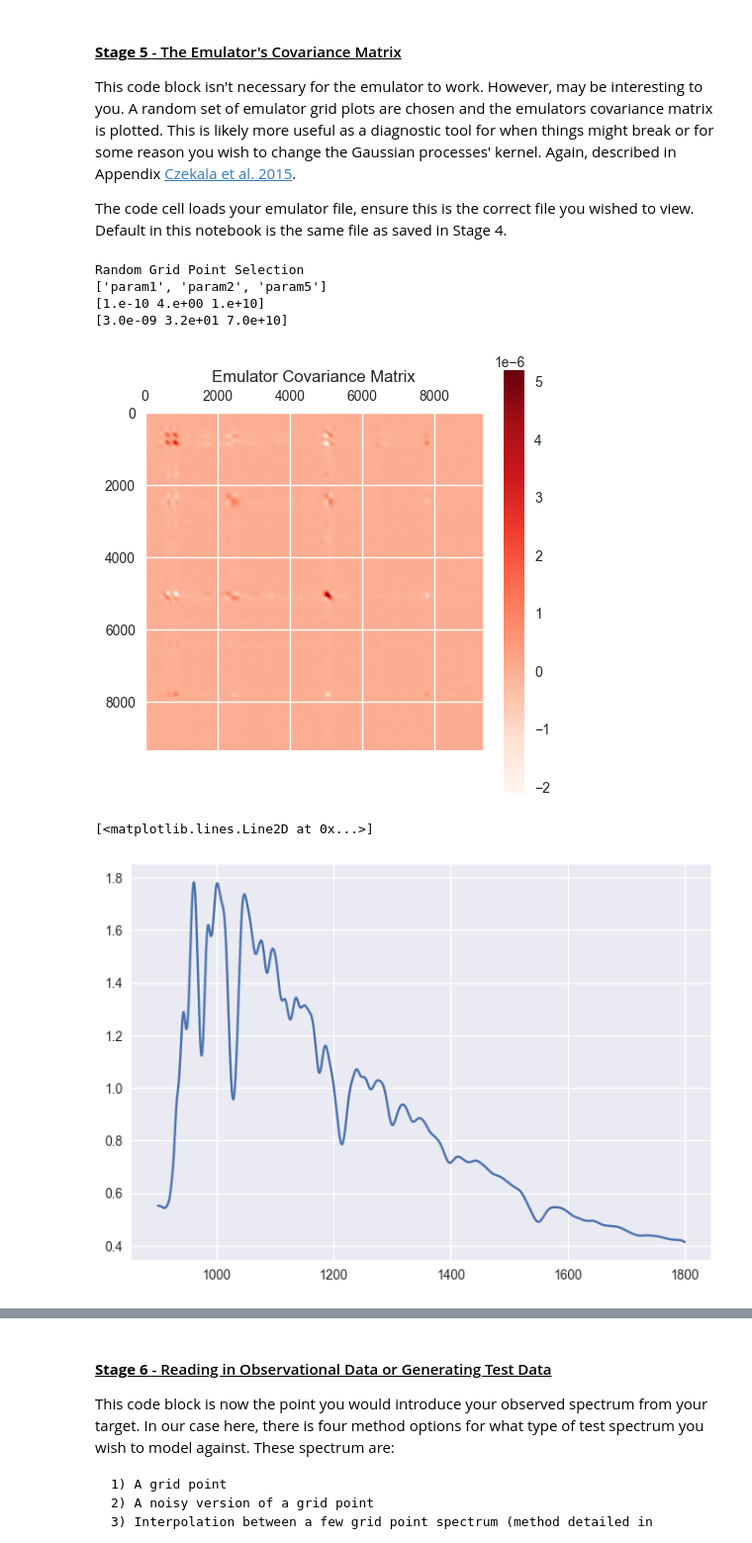
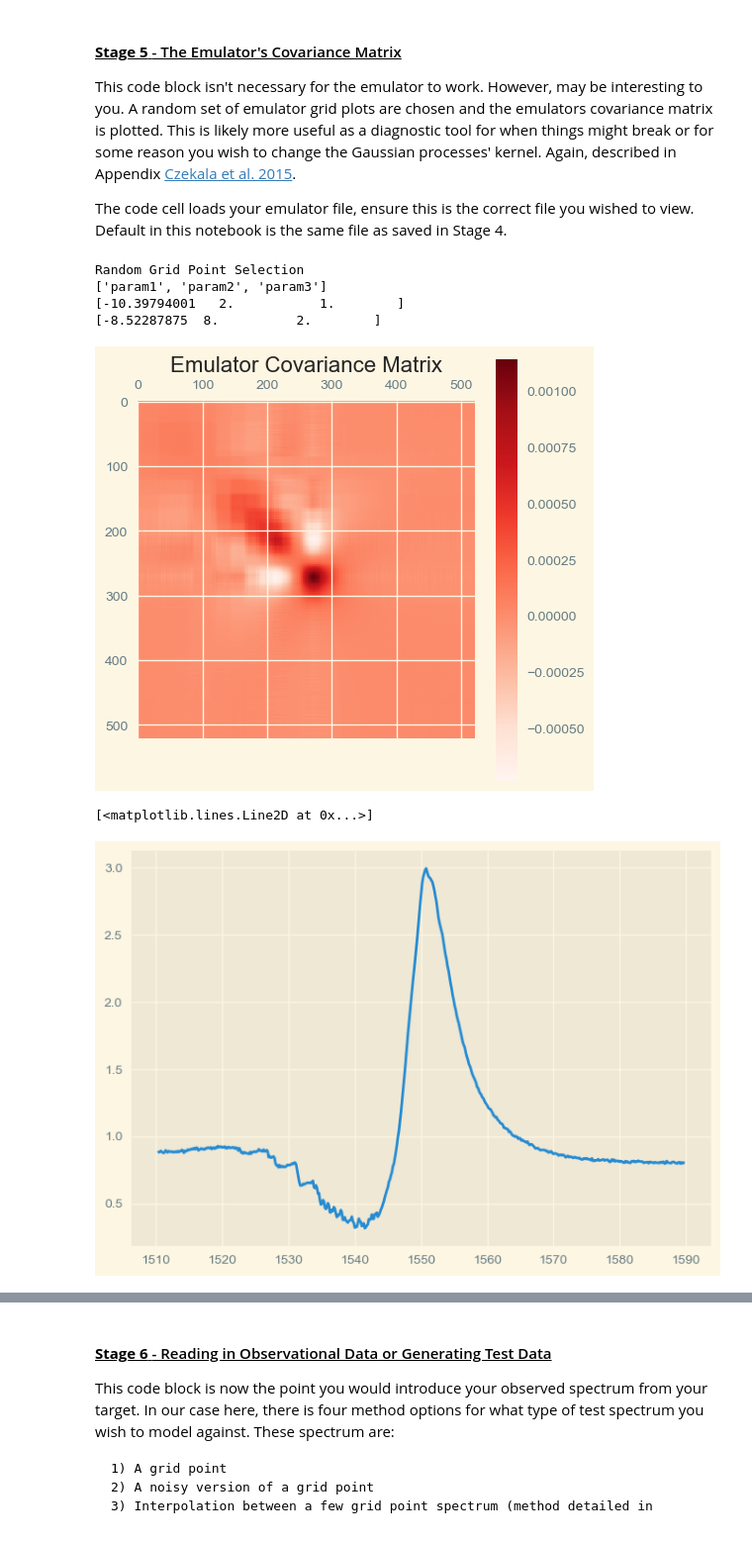
Before and after one commit to AustenWallis/Speculate, a Jupyter notebook: Speculate Cookbook Guide.ipynb, the cells around one changed output, grey strips where cells are left out. Shown at 99% size. Drawn from its saved outputs; the diff is of its cells as text; code cells hidden in the pictures.

```diff
--- a/Speculate Cookbook Guide.ipynb
+++ b/Speculate Cookbook Guide.ipynb
@@ -161,0 +210,7 @@ creator.process_grid()
+# %%
+# Stage 2.2) Speculate's spectral data exploration tool.
+
+# The Class should open a new window to allow the user to explore the grid.
+%matplotlib qt
+plt.style.use('Solarize_Light2') # Plot Style (⌐▀͡ ̯ʖ▀) (ran twice as buggy-ish)
+grid_viewer = spec.InspectGrid(grid, emu) # Emu (Emulator) optional
@@ -254,28 +316,28 @@ This code block isn't necessary for the emulator to work. However, may be intere
 
 The code cell loads your emulator file, ensure this is the correct file you wished to view. Default in this notebook is the same file as saved in Stage 4.
 # %%
-"""5) If you want to see the emulator covariance matrix for a grid point, run this cell"""
+# Stage 5) Plotting the emulator's covariance matrix
 
-emu = Emulator.load("Grid-Emulator_Files/Emulator_full.hdf5")
+emu = Emulator.load(f"Grid-Emulator_Files/{emu_file_name}.hdf5")
 random_grid_point = random.choice(emu.grid_points)
 print("Random Grid Point Selection")
 print(list(emu.param_names))
-print(emu.grid_points[0])
-print(random_grid_point)
-weights, cov = emu(emu.grid_points[0]) # or put: random_grid_point
+print(emu.grid_points[0]) # put emu.grid_points[0]
+print(random_grid_point) # or put: random_grid_point in next line
+weights, cov = emu(random_grid_point) # here !!!
 X = emu.eigenspectra * (emu.flux_std)
 flux = (weights @ X) + emu.flux_mean
 emu_cov = X.T @ cov @ X
 plt.matshow(emu_cov, cmap='Reds')
 plt.title("Emulator Covariance Matrix")
 plt.colorbar()
 plt.show()
 plt.plot(emu.wl, flux)
 # %% [output]
 Random Grid Point Selection
-['param1', 'param2', 'param5']
-[1.e-10 4.e+00 1.e+10]
-[3.0e-09 3.2e+01 7.0e+10]
+['param1', 'param2', 'param3']
+[-10.39794001   2.           1.        ]
+[-8.52287875  8.          2.        ]
-[figure, old version]
+[figure, new version]
 [<matplotlib.lines.Line2D at 0x...>]
-[figure, old version]
+[figure, new version]
```
Also changed, not shown: parts of 38 cells of this notebook, 13 other files.
